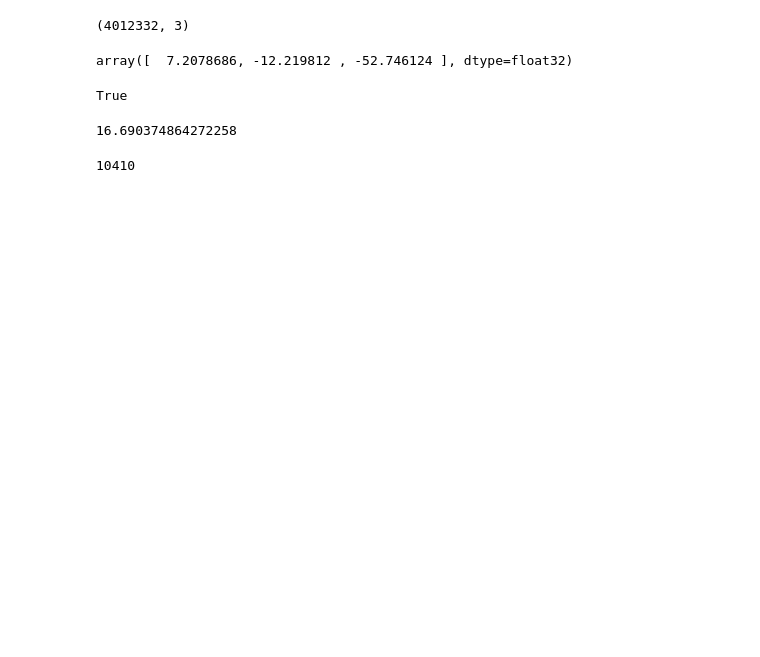
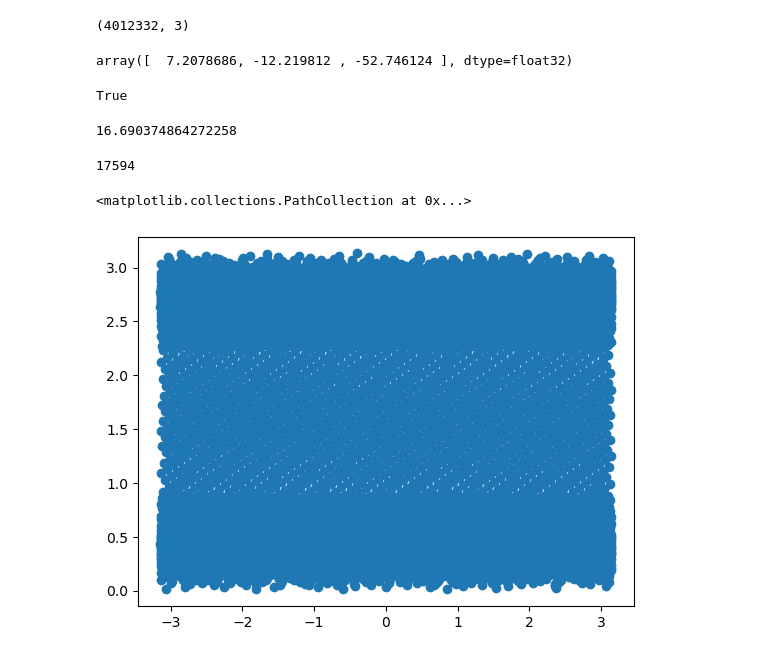
Before and after one commit to kostahoraites/carrington, a Jupyter notebook: gic_magnetopause_coupling/gic_magnetopause_coupling.ipynb, the cells around one changed output. Cells and saved outputs as stored; diff of their text form; code cells hidden in the pictures; blank space fills up the shorter version.

```diff
--- a/gic_magnetopause_coupling/gic_magnetopause_coupling.ipynb
+++ b/gic_magnetopause_coupling/gic_magnetopause_coupling.ipynb
@@ -499,6 +500,5 @@ ig_ccfs[i]
 ig_coordinates[i]/R_EARTH
 #fw[7, 2425420,:]/R_EARTH
 #np.arctan(1.007 / 0.123) * 180 / np.pi
-i
 # %% [output]
-10410
+17594
@@ -504,0 +510,7 @@ i
+# %%
+ig_coordinates.shape
+ig_r, ig_theta, ig_phi = cartesian_to_spherical(ig_coordinates[:,0], ig_coordinates[:,1], ig_coordinates[:,2])
+plt.scatter(ig_phi, ig_theta)
+# %% [output]
+<matplotlib.collections.PathCollection at 0x...>
+[figure, added]
```
Also changed, not shown: parts of 10 cells of this notebook, 3 other files.
